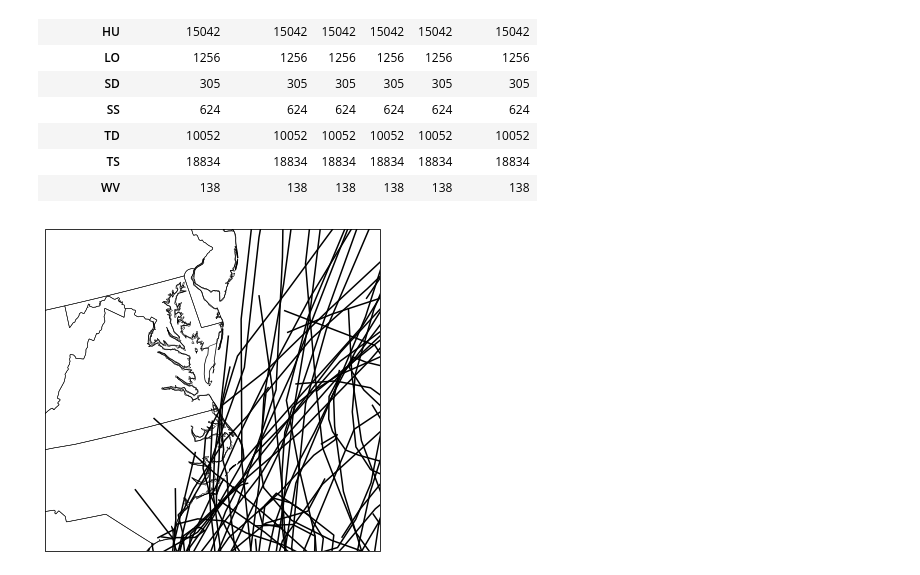
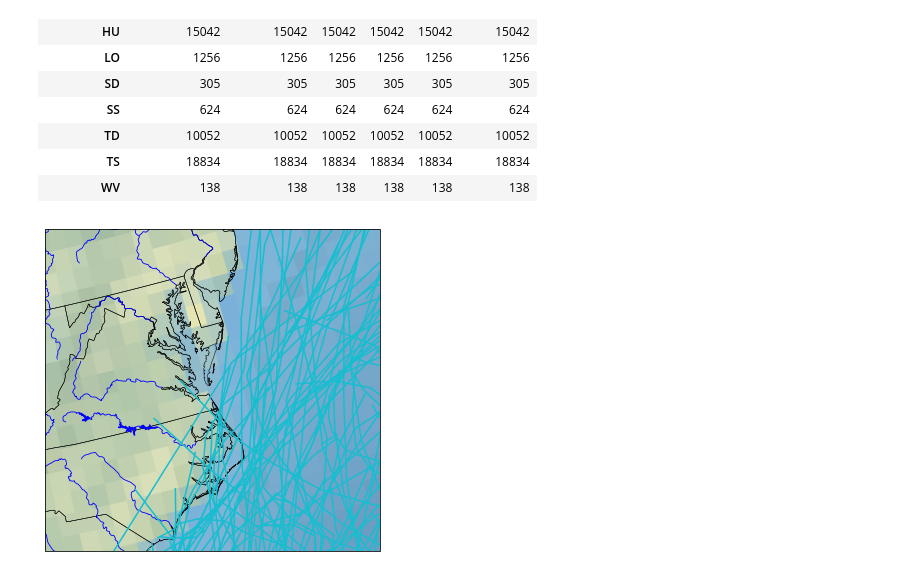
Before and after one commit to williampc8985/vahurricanes, a Jupyter notebook: HURDAT2 TRACKS.ipynb, the cells around one changed output. Drawn from its saved outputs; the diff is of its cells as text; code cells hidden in the pictures.

Commit message:
still working on the decadal color classification

```diff
--- a/HURDAT2 TRACKS.ipynb
+++ b/HURDAT2 TRACKS.ipynb
@@ -100,29 +103,46 @@ import cartopy.feature as cfeature
 # %%
 # set coordinate ref. systems
 plot_crs =ccrs.LambertConformal(central_longitude = -100., central_latitude = 45)
 data_crs =ccrs.PlateCarree()
-cfeature.RIVERS
+
 #figures
 fig = plt.figure(figsize = (6,6))
 
 #axis
 ax = plt.subplot(1,1,1, projection=plot_crs)
+#left side,right side, bottom, top is the order below.
 ax.set_extent([-80, -72, 34, 40], data_crs)
 
+
 #background map
-ax.coastlines("50m", edgecolor = "k", linewidth = 0.75)
+ax.stock_img()
 ax.add_feature(cfeature.STATES, linewidth = 0.5)
+ax.add_feature(cfeature.RIVERS, linewidth = 0.85, color = "b")
+ax.add_feature(cfeature.COASTLINE, linewidth = 0.5)
+ax.add_feature(cfeature.OCEAN)
+ax.add_feature(cfeature.LAKES, color = 'b')
 
-###Just the Hurricanes - this can bbe changed for the designation that is desired, see the .pdf for more choices.
-df_hu = df[df["Storm Status"]=="HU"]
+df_hu = df[df["Storm Status"] == "HU"]
+df_hu = df_hu[df_hu["Time"] > datetime(2020-100,1,1)]
 
-###Time period - from 2020-the time length of interest - Ex: 2020-100 = 100 years of data
-df_hu = df_hu[df_hu["Time"]> datetime(2020-70,1,1)]
+import numpy as np
+from matplotlib import cm
+
+decades = np.arange(1860, 2020, 10)
+colors = cm.get_cmap('tab10', len(decades)).colors
+
+for year, color in zip(decades, colors):
+      df_temp = df_hu[(datetime(1860, 1, 1) <= df_hu['Time']) & (df_hu['Time'] < datetime(2020-100, 1, 1))]
 
 
-#plotting loop for every unique storm
+decades = np.arange(1860,2020,10)
+colors = cm.get_cmap("tab10",len(decades)).colors
+for year, color in zip(decades,colors):
+    df_temp = df_hu[(datetime(2020,1,1) <= df_hu["Time"])&(df_hu["Time"]<datetime(2020-100,1,1))]
+
+
 for storm_number in df_hu["Storm Number"].unique():
-    storm_data = df_hu[df_hu["Storm Number"]==storm_number]
-    ax.plot(storm_data["Lon"], storm_data["Lat"], 'k-', transform=data_crs)
+    storm_data = df_hu[df_hu["Storm Number"] == storm_number]
+    ax.plot(storm_data["Lon"], storm_data["Lat"],color = color,transform=data_crs)
 # %% [output]
-[figure, old version]
+[figure, new version]
```
Also changed, not shown: parts of 3 cells of this notebook.
